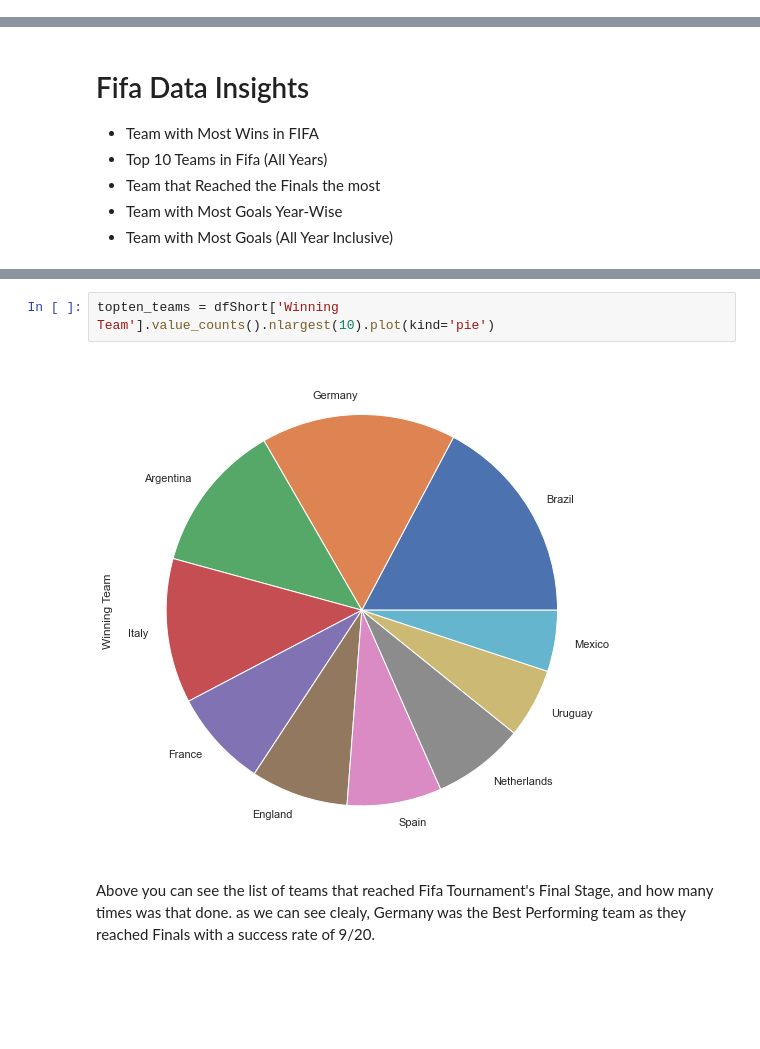
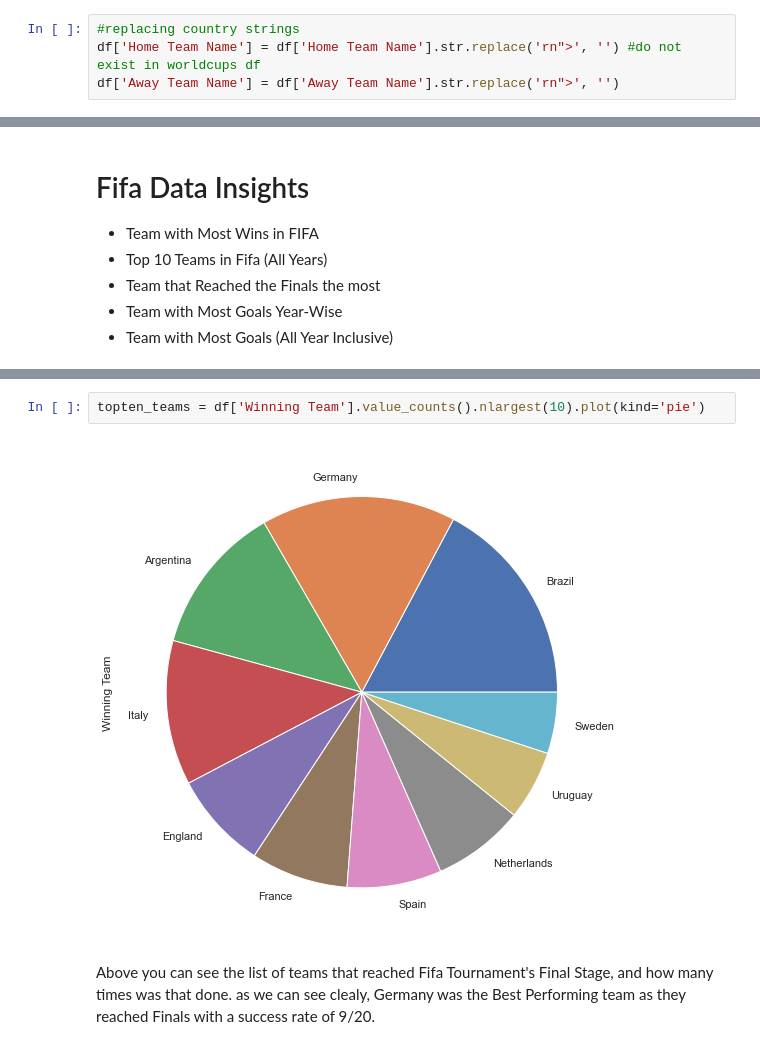
Before and after one commit to Raghav-rv28/Fifa-Case-Study, a Jupyter notebook: Fifa.ipynb, the cells around one changed output, grey strips where cells are left out. Cells and saved outputs as stored; diff of their text form; blank space fills up the shorter version.

```diff
--- a/Fifa.ipynb
+++ b/Fifa.ipynb
@@ -78,6 +78,10 @@ Name: Winning Team, Length: 850, dtype: object
 # %%
 #replacing the Germany FR with Germany in Names of Participating Teams
 df = df.replace("Germany FR","Germany")
+# %%
+#replacing country strings
+df['Home Team Name'] = df['Home Team Name'].str.replace('rn">', '') #do not exist in worldcups df
+df['Away Team Name'] = df['Away Team Name'].str.replace('rn">', '')
 # %%
 df.sample(10)
 # %% [output]
@@ -209,7 +153,7 @@ dtype: int64
 # %%
-topten_teams = dfShort['Winning Team'].value_counts().nlargest(10).plot(kind='pie')
+topten_teams = df['Winning Team'].value_counts().nlargest(10).plot(kind='pie')
 # %% [output]
-[figure, old version]
+[figure, new version]
 # %% [markdown]
 Above you can see the list of teams that reached Fifa Tournament's Final Stage, and how many times was that done. as we can see clealy, Germany was the Best Performing team as they reached Finals with a success rate of 9/20.
 # %%
```
Also changed, not shown: parts of 18 cells of this notebook.
